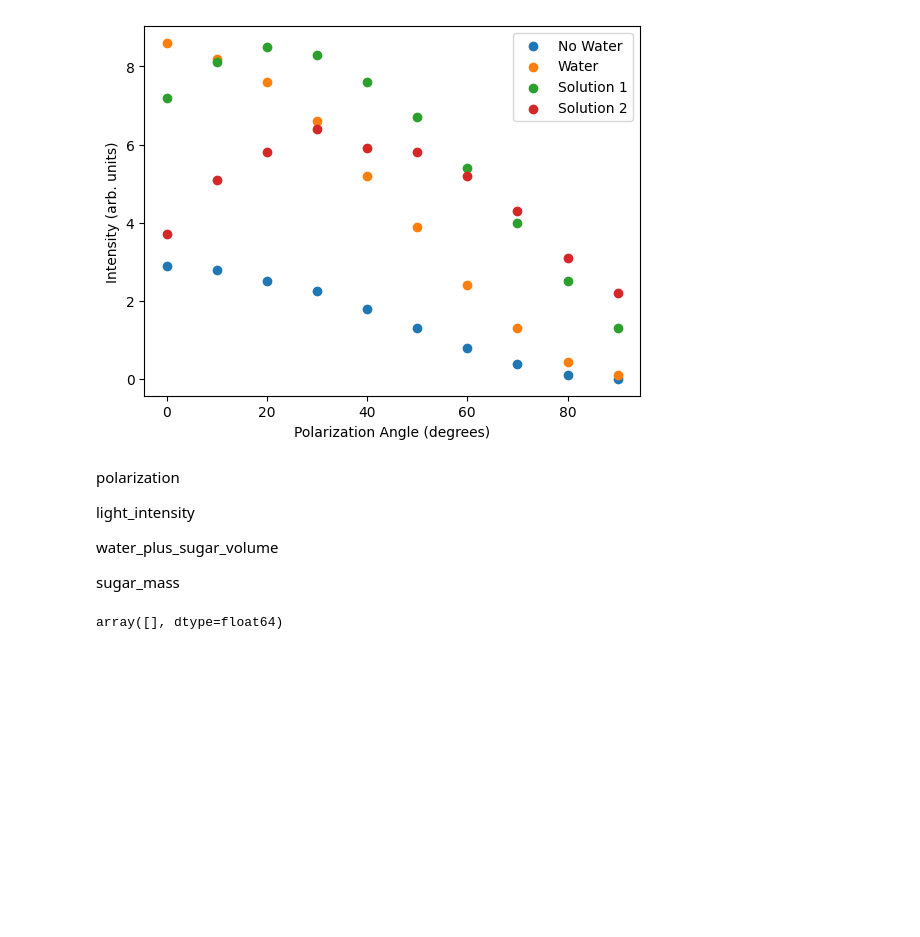
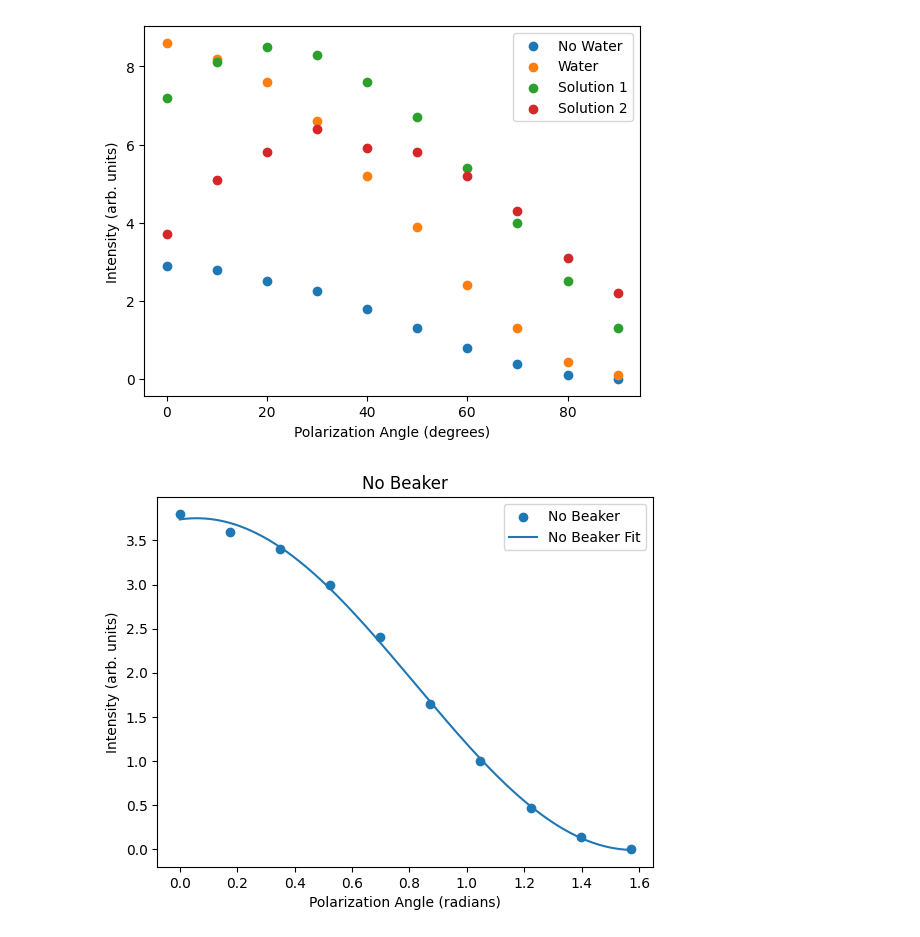
Before and after one commit to wmallah/OpticsLab, a Jupyter notebook: experiment_01/code/data_analysis.ipynb, the cells around one changed output. Drawn from its saved outputs; the diff is of its cells as text; code cells hidden in the pictures; blank space fills up the shorter version.

```diff
--- a/experiment_01/code/data_analysis.ipynb
+++ b/experiment_01/code/data_analysis.ipynb
@@ -116,25 +165,24 @@ plt.legend(loc='best')
 plt.show()
 # %% [output]
 [figure]
-# %% [markdown]
-polarization
-
-light_intensity
-
-water_plus_sugar_volume
-
-sugar_mass
-# %%
-small_beaker_length = 69.9
-
-# measurement occured at intervals of 10 degrees from 0 to 90 on the first polarization lens
-
-# for polarization: take raw reading and subtract offset (from where the angle is measured) of 60 degrees
-
-polarization_wo_beaker = np.array([90,80, 70, 60, 50, 40, 30, 20, 10, 0])
-intensity_wo_beaker = np.array([0, 0.14, 0.47, 1.00, 1.65, 2.40, 3.0, 3.4, 3.6, 3.8])
-
-polarization_w_beaker = np.array([90,80, 70, 60, 50, 40, 30, 20, 10, 0])
-intensity_w_beaker = np.array([0, ])
-# %% [output]
-array([], dtype=float64)
+# %%
+# Try to fit the data to a sin function
+
+import scipy as sp
+
+def sin(x, A, B, C, D):
+    return A*np.sin(B*x + C) + D
+
+optimal_vals = sp.optimize.curve_fit(sin, no_beaker_polariztion, no_beaker_intensity, p0=(0.1, 0.1, 0.1, 0.1))
+
+x = np.linspace(np.min(no_beaker_polariztion), np.max(no_beaker_polariztion), 1000)
+
+plt.scatter(no_beaker_polariztion*np.pi/180, no_beaker_intensity, label='No Beaker')
+plt.plot(x*np.pi/180, sin(x, *optimal_vals[0]), c='k', label='No Beaker Fit')
+plt.xlabel('Polarization Angle (radians)')
+plt.ylabel('Intensity (arb. units)')
+plt.title('No Beaker')
+plt.legend(loc='best')
+plt.show()
+# %% [output]
+[figure, added]
```
Also changed, not shown: parts of 22 cells of this notebook.
